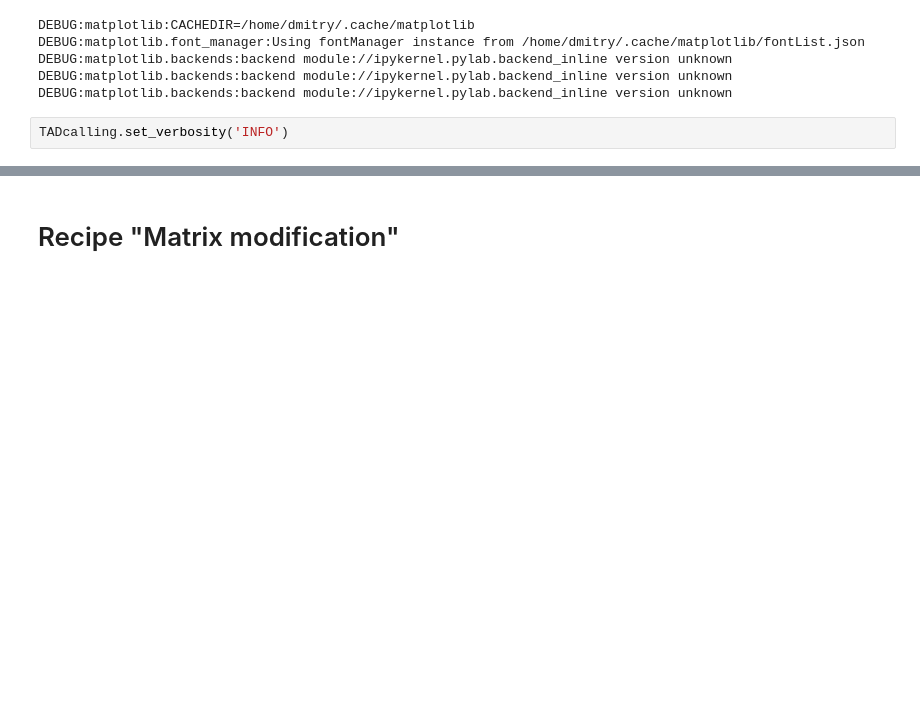
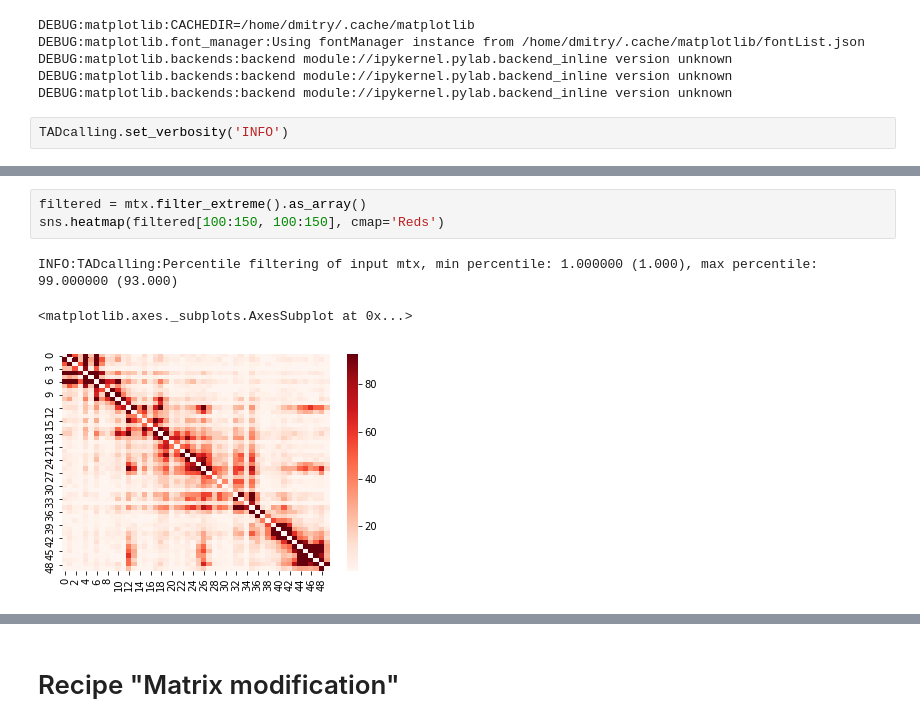
Before and after one commit to dmitrymyl/TADselect, a Jupyter notebook: examples/example_InteractionMatrix.ipynb, the cells around one changed output, grey strips where cells are left out. Drawn from its saved outputs; the diff is of its cells as text; blank space fills up the shorter version.

```diff
--- a/examples/example_InteractionMatrix.ipynb
+++ b/examples/example_InteractionMatrix.ipynb
@@ -18,0 +58,7 @@ TADcalling.set_verbosity('INFO')
+# %%
+filtered = mtx.filter_extreme().as_array()
+sns.heatmap(filtered[100:150, 100:150], cmap='Reds')
+# %% [output]
+INFO:TADcalling:Percentile filtering of input mtx, min percentile: 1.000000 (1.000), max percentile: 99.000000 (93.000)
+<matplotlib.axes._subplots.AxesSubplot at 0x...>
+[figure, added]
```
Also changed, not shown: parts of 6 cells of this notebook, 4 other files.
